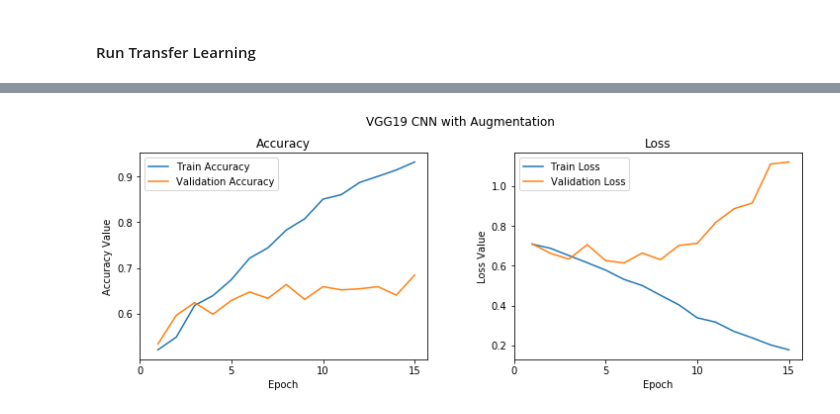
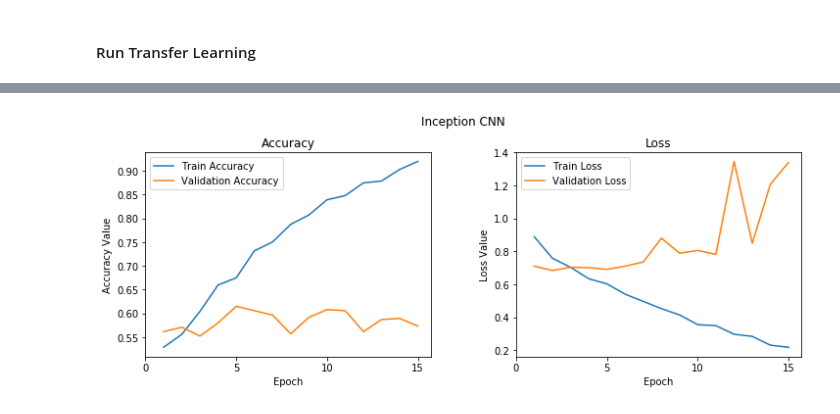
Before and after one commit to simonsoj90/Springboard_Work, a Jupyter notebook: CBIS Code/Multi-Model Classification.ipynb, the cells around one changed output, grey strips where cells are left out. Saved outputs shown, nothing was run; the diff lists cells and outputs as text; code cells hidden in the pictures.

```diff
--- a/CBIS Code/Multi-Model Classification.ipynb
+++ b/CBIS Code/Multi-Model Classification.ipynb
@@ -405,14 +422,12 @@ models = {'VGG16': (vgg16_model, False), 'VGG16_augment': (vgg16_model, True),
 # run classifier
 
 # optimizer = optimizers.AdamOptimizer(lr=learning_rate) #optimizers.RMSprop(lr=1e-4)
-transfer_results = {}
-for model_name, tup in models.items():
-    train_layers = ['block5_conv1', 'block4_conv1']
-    in_model, augment = tup
-    out_model, history, f, (ax1, ax2), model_file_path = run_transfer_classification(in_model = in_model,
-                                                                                     model_name = model_name,
-                                                                                     train_imgs_scaled = train_imgs_scaled,
-                                                                                     input_imgs = train_imgs,
-                                                                                     train_layers = train_layers,
-                                                                                     augment = augment)
-    transfer_results[model_name] = (out_model, history, f, (ax1, ax2), model_file_path)
+# transfer_results = {}
+# for model_name, tup in models.items():
+#     in_model, augment, train_layers = tup
+#     out_model, history, f, (ax1, ax2), model_file_path = run_transfer_classification(in_model = in_model,
+#                                                                                      model_name = model_name,
+#                                                                                      train_imgs_scaled = train_imgs_scaled,
+#                                                                                      input_imgs = train_imgs,
+#                                                                                      train_layers = train_layers)
+#     transfer_results[model_name] = (out_model, history, f, (ax1, ax2), model_file_path)
@@ -553,27 +650,28 @@ ResNet train time is 48.493822 minutes.
 # %%
 start = time()
 
-in_model = vgg19_model
-model_name = 'VGG19'
+in_model = inception_model
+model_name = 'Inception'
 epochs = 15
 train_steps = 10
 val_steps = 5
-train_layers = ['block5_conv1', 'block4_conv1']
+train_layers = ['conv2d_83']
 metrics=['accuracy']
 validation_split = 0.2
 train_batch_size = 30
 val_batch_size = 20
 loss='binary_crossentropy'
-augment = False,
+augment = False
 model_path = '/Users/jacksimonson/Springboard_Work'
 output = in_model.layers[-1].output
 output = keras.layers.Flatten()(output)
 _model = Model(in_model.input, output)
 _model.trainable = True
 
+
 set_trainable = False
 for layer in _model.layers:
-    if layer.name in ['block5_conv1', 'block4_conv1']:
+    if layer.name in train_layers:
         set_trainable = True
     if set_trainable:
         layer.trainable = True
@@ -604,14 +702,9 @@ history = model.fit(x=train_imgs_scaled, y=train_labels_enc,
                     epochs=epochs,
                     verbose=1)
 
-transfer_results[model_name] = (model, history)
-
 f, (ax1, ax2) = plt.subplots(1, 2, figsize=(12, 4))
 
-if augment:
-    t = f.suptitle('{} CNN with Augmentation'.format(model_name), fontsize=12)
-else:
-    t = f.suptitle('{} CNN with Augmentation'.format(model_name), fontsize=12)
+t = f.suptitle('{} CNN'.format(model_name), fontsize=12)
 
 f.subplots_adjust(top=0.85, wspace=0.3)
 
@@ -632,12 +725,11 @@ ax2.set_xlabel('Epoch')
 ax2.set_title('Loss')
 l2 = ax2.legend(loc="best")
 
-if augment:
-    model_file_path = f'{model_path}/{model_name}_transfer_with_augmentation_model.h5'
-    model.save(model_file_path)
-else:
-    model_file_path = f'{model_path}/{model_name}_transfer_model.h5'
-    model.save(model_file_path)
+
+model_file_path = f'{model_path}/{model_name}_transfer_model.h5'
+model.save(model_file_path)
+
+transfer_results[model_name] = (model, history, model_file_path)
 
 end = time()
 elapsed = (end-start)/60
@@ -664 +756 @@ VGG19 train time is 89.568800 minutes.
-[figure, old version]
+[figure, new version]
```
Also changed, not shown: parts of 18 cells of this notebook.
